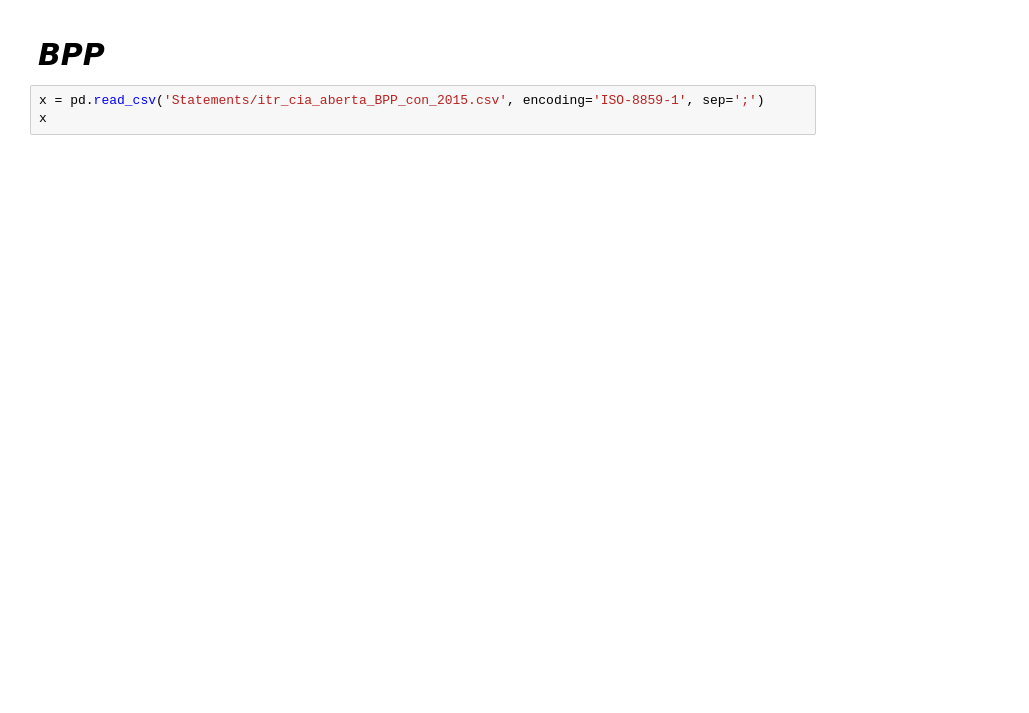
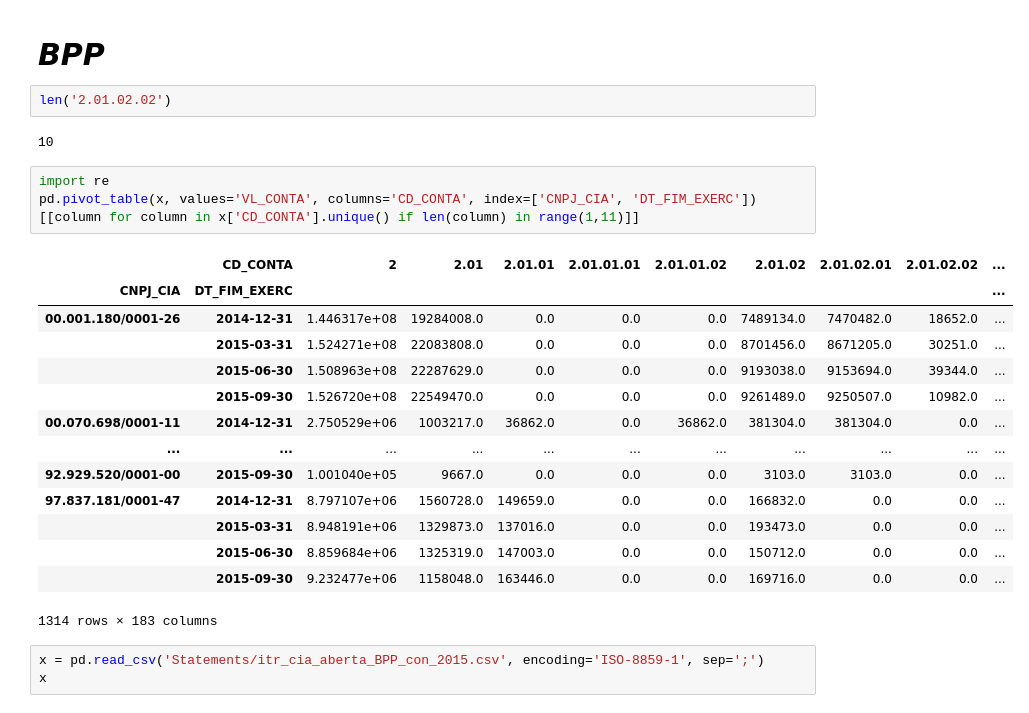
Before and after one commit to felipesveiga/stock-price-predictor, a Jupyter notebook: stock_80_percentile.ipynb, the cells around one changed output. Drawn from its saved outputs; the diff is of its cells as text; blank space fills up the shorter version.

```diff
--- a/stock_80_percentile.ipynb
+++ b/stock_80_percentile.ipynb
@@ -186,6 +204,28 @@ x[(x['CD_CONTA']=='1.02.01.10.02') & (x['ORDEM_EXERC']=='ÚLTIMO') & (x['CNPJ_CI
 | 333 | 00.001.180/0001-26 | 2015-09-30 | 1 | CENTRAIS ELET BRAS S.A. - ELETROBRAS | 2437 | DF Consolidado - Balanço Patrimon... | REAL | MIL | ÚLTIMO | ... |
 # %% [markdown]
 <h3 style='font-size:30px;font-style:italic'> BPP</h3>
+# %%
+len('2.01.02.02')
+# %% [output]
+10
+# %%
+import re
+pd.pivot_table(x, values='VL_CONTA', columns='CD_CONTA', index=['CNPJ_CIA', 'DT_FIM_EXERC'])[[column for column in x['CD_CONTA'].unique() if len(column) in range(1,11)]]
+# %% [output]
+|  | CD_CONTA | 2 | 2.01 | 2.01.01 | 2.01.01.01 | 2.01.01.02 | 2.01.02 | 2.01.02.01 | 2.01.02.02 | ... |
+| CNPJ_CIA | DT_FIM_EXERC |  |  |  |  |  |  |  |  | ... |
+| 00.001.180/0001-26 | 2014-12-31 | 1.446317e+08 | 19284008.0 | 0.0 | 0.0 | 0.0 | 7489134.0 | 7470482.0 | 18652.0 | ... |
+|  | 2015-03-31 | 1.524271e+08 | 22083808.0 | 0.0 | 0.0 | 0.0 | 8701456.0 | 8671205.0 | 30251.0 | ... |
+|  | 2015-06-30 | 1.508963e+08 | 22287629.0 | 0.0 | 0.0 | 0.0 | 9193038.0 | 9153694.0 | 39344.0 | ... |
+|  | 2015-09-30 | 1.526720e+08 | 22549470.0 | 0.0 | 0.0 | 0.0 | 9261489.0 | 9250507.0 | 10982.0 | ... |
+| 00.070.698/0001-11 | 2014-12-31 | 2.750529e+06 | 1003217.0 | 36862.0 | 0.0 | 36862.0 | 381304.0 | 381304.0 | 0.0 | ... |
+| ... | ... | ... | ... | ... | ... | ... | ... | ... | ... | ... |
+| 92.929.520/0001-00 | 2015-09-30 | 1.001040e+05 | 9667.0 | 0.0 | 0.0 | 0.0 | 3103.0 | 3103.0 | 0.0 | ... |
+| 97.837.181/0001-47 | 2014-12-31 | 8.797107e+06 | 1560728.0 | 149659.0 | 0.0 | 0.0 | 166832.0 | 0.0 | 0.0 | ... |
+|  | 2015-03-31 | 8.948191e+06 | 1329873.0 | 137016.0 | 0.0 | 0.0 | 193473.0 | 0.0 | 0.0 | ... |
+|  | 2015-06-30 | 8.859684e+06 | 1325319.0 | 147003.0 | 0.0 | 0.0 | 150712.0 | 0.0 | 0.0 | ... |
+|  | 2015-09-30 | 9.232477e+06 | 1158048.0 | 163446.0 | 0.0 | 0.0 | 169716.0 | 0.0 | 0.0 | ... |
+1314 rows × 183 columns
 # %%
 x = pd.read_csv('Statements/itr_cia_aberta_BPP_con_2015.csv', encoding='ISO-8859-1', sep=';')
 x
```
Also changed, not shown: parts of 4 cells of this notebook, 1 other file.
